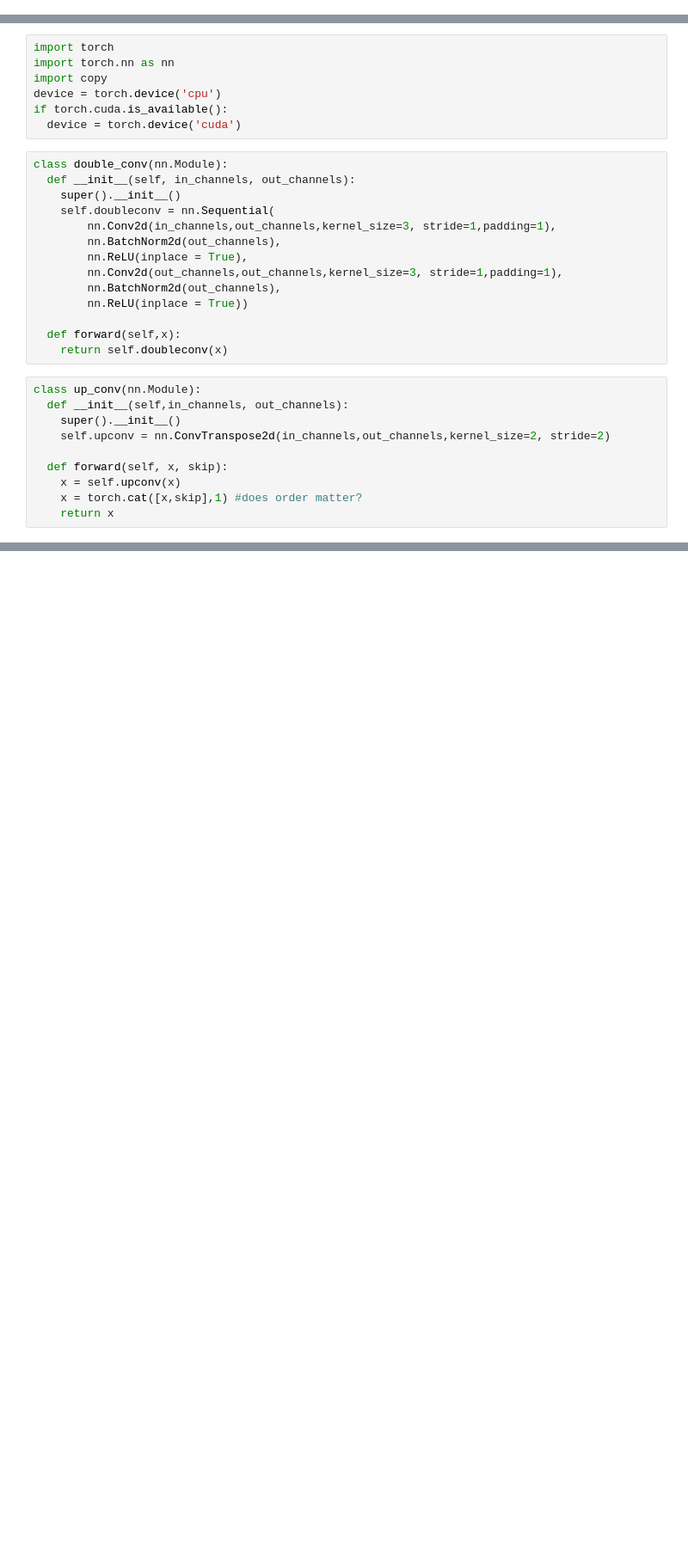
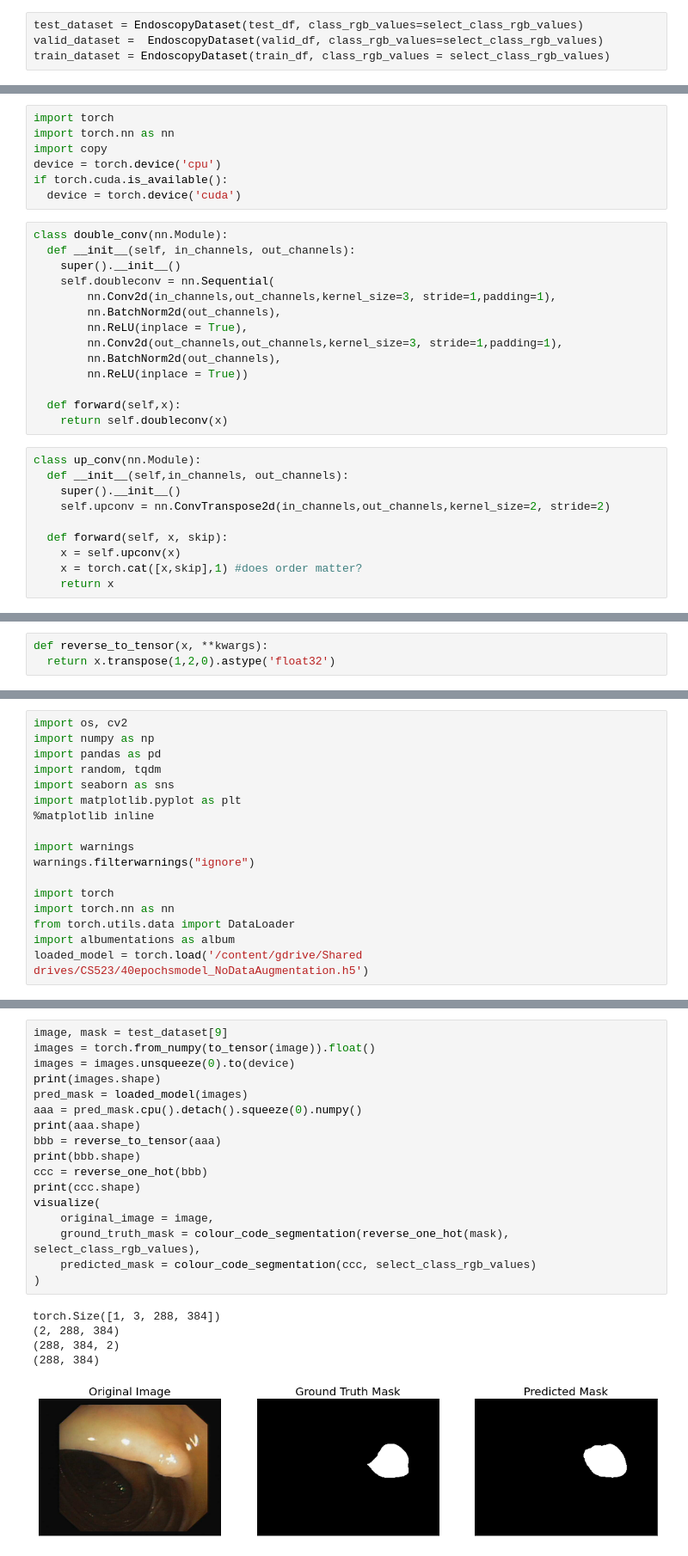
Before and after one commit to jcw0525/EC523, a Jupyter notebook: CS523_Project.ipynb, the cells around one changed output, grey strips where cells are left out. Shown at 86% size. Saved outputs shown, nothing was run; the diff lists cells and outputs as text; blank space fills up the shorter version.

```diff
--- a/CS523_Project.ipynb
+++ b/CS523_Project.ipynb
@@ -117 +204,5 @@ def visualize(**images):
+# %%
+test_dataset = EndoscopyDataset(test_df, class_rgb_values=select_class_rgb_values)
+valid_dataset =  EndoscopyDataset(valid_df, class_rgb_values=select_class_rgb_values)
+train_dataset = EndoscopyDataset(train_df, class_rgb_values = select_class_rgb_values)
 # %%
@@ -389,0 +308,3 @@ torch.Size([1, 3, 384, 288])
+# %%
+def reverse_to_tensor(x, **kwargs):
+  return x.transpose(1,2,0).astype('float32')
@@ -389,0 +391,17 @@ torch.Size([1, 3, 384, 288])
+# %%
+import os, cv2
+import numpy as np
+import pandas as pd
+import random, tqdm
+import seaborn as sns
+import matplotlib.pyplot as plt
+%matplotlib inline
+
+import warnings
+warnings.filterwarnings("ignore")
+
+import torch
+import torch.nn as nn
+from torch.utils.data import DataLoader
+import albumentations as album
+loaded_model = torch.load('/content/gdrive/Shared drives/CS523/40epochsmodel_NoDataAugmentation.h5')
@@ -389,0 +427,23 @@ torch.Size([1, 3, 384, 288])
+# %%
+image, mask = test_dataset[9]
+images = torch.from_numpy(to_tensor(image)).float()
+images = images.unsqueeze(0).to(device)
+print(images.shape)
+pred_mask = loaded_model(images)
+aaa = pred_mask.cpu().detach().squeeze(0).numpy()
+print(aaa.shape)
+bbb = reverse_to_tensor(aaa)
+print(bbb.shape)
+ccc = reverse_one_hot(bbb)
+print(ccc.shape)
+visualize(
+    original_image = image,
+    ground_truth_mask = colour_code_segmentation(reverse_one_hot(mask), select_class_rgb_values),
+    predicted_mask = colour_code_segmentation(ccc, select_class_rgb_values)
+)
+# %% [output]
+torch.Size([1, 3, 288, 384])
+(2, 288, 384)
+(288, 384, 2)
+(288, 384)
+[figure, added]
```
Also changed, not shown: parts of 35 cells of this notebook.
